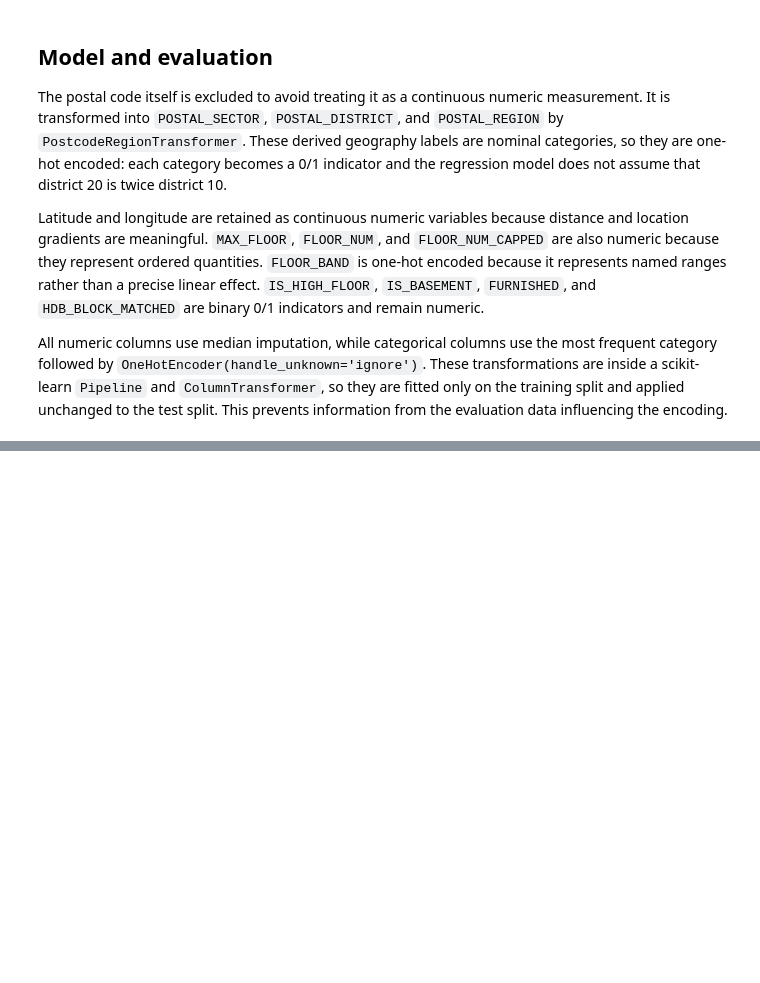
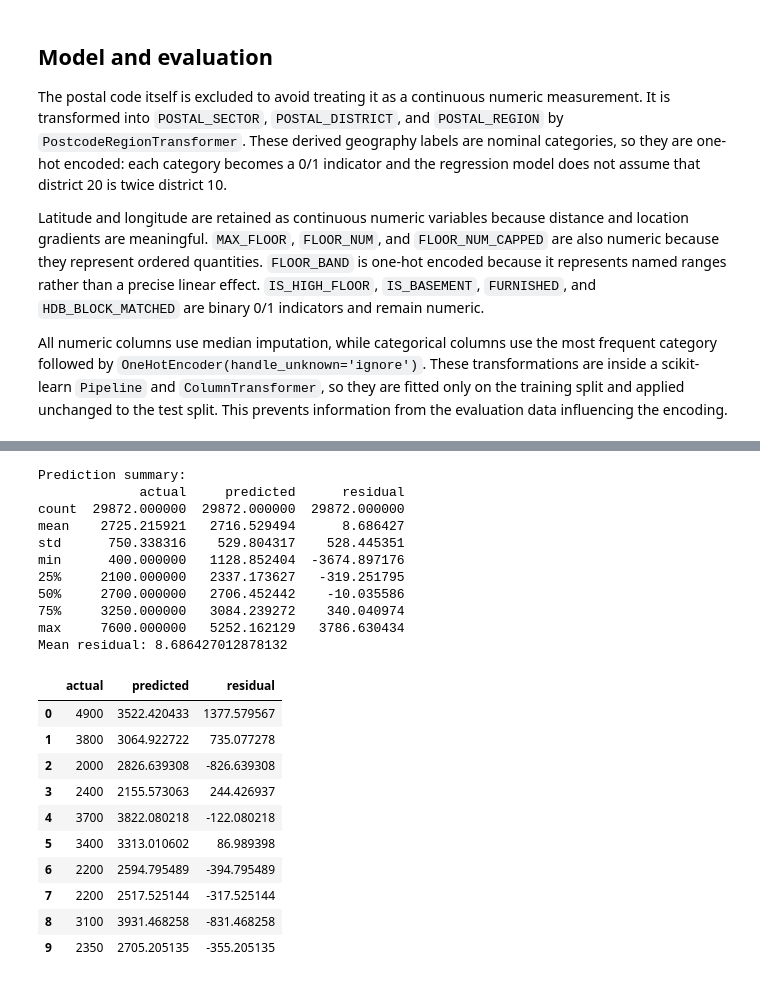
Before and after one commit to elijahkzy/CS5228-project, a Jupyter notebook: models/basic models/linear regression + geo encoding/linear_regression_geo_encoding.ipynb, the cells around one changed output, grey strips where cells are left out. Drawn from its saved outputs; the diff is of its cells as text; code cells hidden in the pictures; blank space fills up the shorter version.

```diff
--- a/models/basic models/linear regression + geo encoding/linear_regression_geo_encoding.ipynb
+++ b/models/basic models/linear regression + geo encoding/linear_regression_geo_encoding.ipynb
@@ -121,0 +143,33 @@ Train rows: 119,487; test rows: 29,872
+# %%
+evaluation = pd.DataFrame({
+    'actual': y_test.to_numpy(),
+    'predicted': predictions,
+})
+evaluation['residual'] = evaluation['actual'] - evaluation['predicted']
+print('Prediction summary:')
+print(evaluation.describe())
+print('Mean residual:', evaluation['residual'].mean())
+evaluation.head(10)
+# %% [output]
+Prediction summary:
+             actual     predicted      residual
+count  29872.000000  29872.000000  29872.000000
+mean    2725.215921   2716.529494      8.686427
+std      750.338316    529.804317    528.445351
+min      400.000000   1128.852404  -3674.897176
+25%     2100.000000   2337.173627   -319.251795
+50%     2700.000000   2706.452442    -10.035586
+75%     3250.000000   3084.239272    340.040974
+max     7600.000000   5252.162129   3786.630434
+Mean residual: 8.686427012878132
+|  | actual | predicted | residual |
+| 0 | 4900 | 3522.420433 | 1377.579567 |
+| 1 | 3800 | 3064.922722 | 735.077278 |
+| 2 | 2000 | 2826.639308 | -826.639308 |
+| 3 | 2400 | 2155.573063 | 244.426937 |
+| 4 | 3700 | 3822.080218 | -122.080218 |
+| 5 | 3400 | 3313.010602 | 86.989398 |
+| 6 | 2200 | 2594.795489 | -394.795489 |
+| 7 | 2200 | 2517.525144 | -317.525144 |
+| 8 | 3100 | 3931.468258 | -831.468258 |
+| 9 | 2350 | 2705.205135 | -355.205135 |
```
Also changed, not shown: parts of 5 cells of this notebook, 1 other file.
